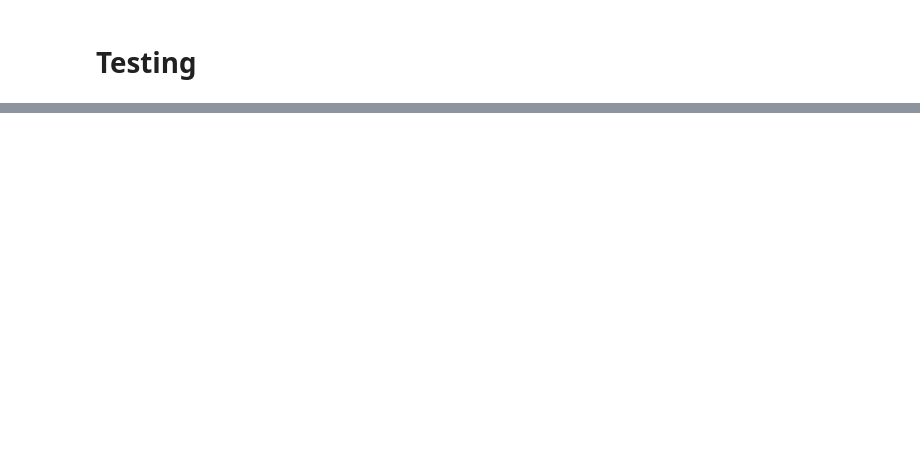
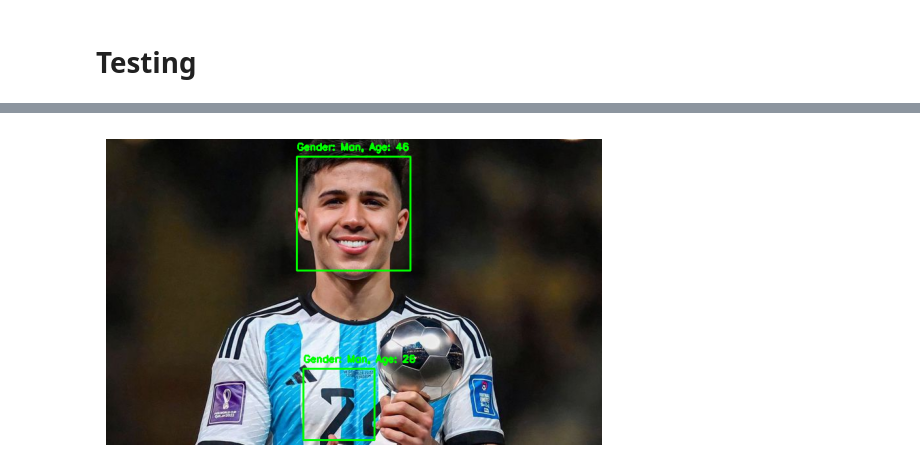
Before and after one commit to Felimartinez1/Age-Gender-Computer-Vision, a Jupyter notebook: age-gender-estimator.ipynb, the cells around one changed output, grey strips where cells are left out. Drawn from its saved outputs; the diff is of its cells as text; code cells hidden in the pictures; blank space fills up the shorter version.

Commit message:
Kaggle Notebook | age-&-gender-estimatorr | Version 12

```diff
--- a/age-gender-estimator.ipynb
+++ b/age-gender-estimator.ipynb
@@ -364,7 +500,7 @@ with strategy.scope():
     conv_4 = Conv2D(512, kernel_size=(4, 4), activation='relu')(max_3)
     max_4 = MaxPooling2D(pool_size=(2, 2))(conv_4)
 
-    # Flattening and fully connected layers
+    # Flattening and fully connected layers with L2 regularization
     flatten = Flatten()(max_4)
     dense_1 = Dense(512, activation='relu')(flatten)
     dropout_1 = Dropout(0.3)(dense_1)
@@ -405,11 +541,5 @@ with strategy.scope():
 
 
 
-    gender_model.fit(X_train, y_gender_train, epochs=20, batch_size=32, validation_split=0.2)
-    age_model.fit(X_train, y_age_train, epochs=20, batch_size=32, validation_split=0.2)
-
-    gender_loss, gender_accuracy = gender_model.evaluate(X_test, y_gender_test)
-    age_loss, age_mae = age_model.evaluate(X_test, y_age_test)
-
-print("Gender Model - Loss:", gender_loss, "Accuracy:", gender_accuracy)
-print("Age Model - Loss:", age_loss, "MAE:", age_mae)
+    gender_history = gender_model.fit(X_train, y_gender_train, epochs=5, batch_size=32, validation_split=0.2)
+    age_history = age_model.fit(X_train, y_age_train, epochs=20, batch_size=32, validation_split=0.2)
@@ -418,5 +640,5 @@ print("Age Model - Loss:", age_loss, "MAE:", age_mae)
 # %%
-img_path = '/kaggle/input/lautaro/lautaro.jpg'
+img_path = '/kaggle/input/enzzoo/Enzo-Fernandez.jpg'
 img = cv2.imread(img_path)
 gray = cv2.cvtColor(img, cv2.COLOR_BGR2GRAY)
 
@@ -443,3 +665,4 @@ for (x, y, w, h) in faces:
 plt.imshow(cv2.cvtColor(img, cv2.COLOR_BGR2RGB))
 plt.axis('off')
 plt.show()
+# %% [output]
@@ -445,0 +673 @@ plt.show()
+[figure, added]
```
Also changed, not shown: parts of 18 cells of this notebook.
